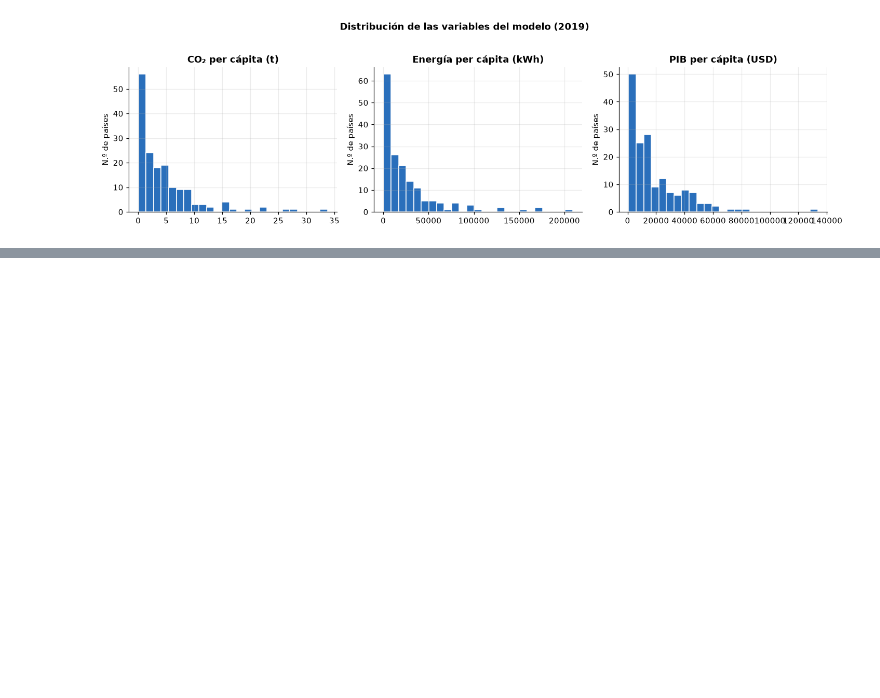
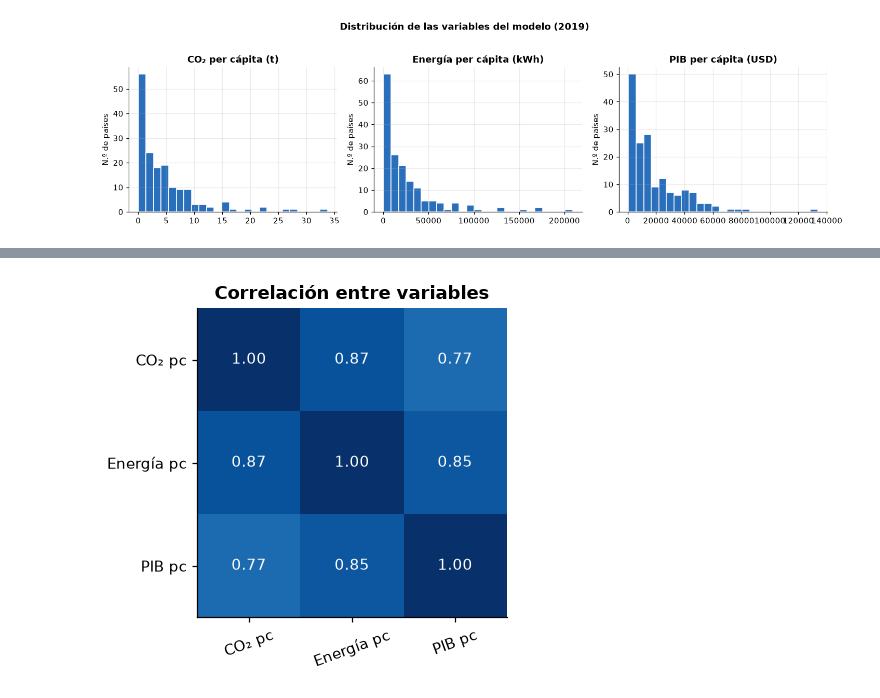
Before and after one commit to SebastianJerez18/proyecto-final-co2, a Jupyter notebook: notebooks/02_visualizacion.ipynb, the cells around one changed output, grey strips where cells are left out. Cells and saved outputs as stored; diff of their text form; code cells hidden in the pictures; blank space fills up the shorter version.

Commit message:
Agrega dispersiones y matriz de correlación

```diff
--- a/notebooks/02_visualizacion.ipynb
+++ b/notebooks/02_visualizacion.ipynb
@@ -101,0 +129,17 @@ plt.tight_layout(); plt.show()
+# %%
+# Matriz de correlación (Pearson) entre las variables
+etiquetas = {"co2_per_capita": "CO₂ pc", "energy_per_capita": "Energía pc", "gdp_per_capita": "PIB pc"}
+corr = limpio[list(etiquetas)].rename(columns=etiquetas).corr()
+fig, ax = plt.subplots(figsize=(4.6, 3.8))
+im = ax.imshow(corr, cmap="Blues", vmin=0, vmax=1)
+ax.set_xticks(range(3)); ax.set_xticklabels(corr.columns, rotation=20)
+ax.set_yticks(range(3)); ax.set_yticklabels(corr.columns)
+ax.grid(False)
+for i in range(3):
+    for j in range(3):
+        ax.text(j, i, f"{corr.iloc[i, j]:.2f}", ha="center", va="center",
+                color="white" if corr.iloc[i, j] > 0.6 else "black", fontsize=10)
+ax.set_title("Correlación entre variables")
+plt.tight_layout(); plt.show()
+# %% [output]
+[figure, added]
```
Also changed, not shown: parts of 4 cells of this notebook.
